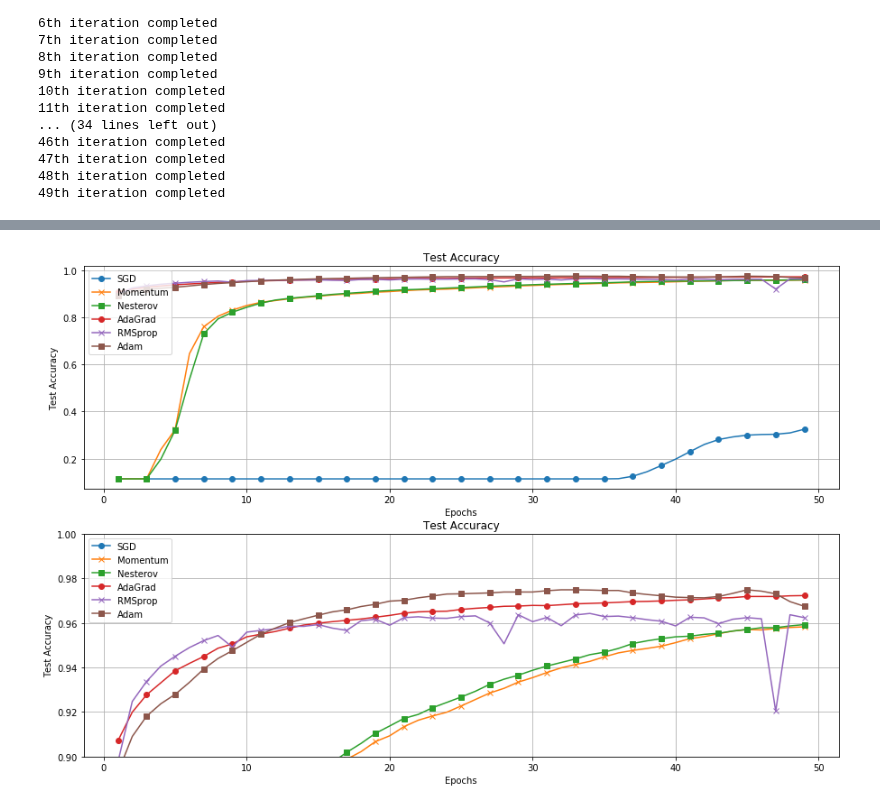
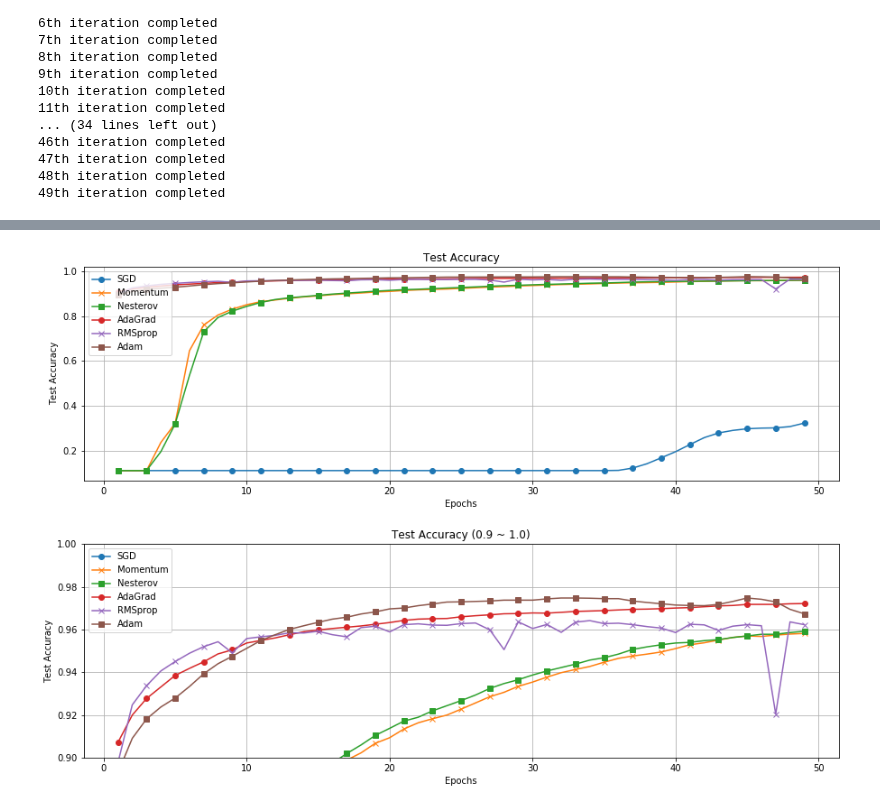
Before and after one commit to linklab/aiclass, a Jupyter notebook: 0.Professor/4.Optimizers/mnist_two_hidden_layers_optimizers.ipynb, the cells around one changed output, grey strips where cells are left out. Cells and saved outputs as stored; diff of their text form; code cells hidden in the pictures.

```diff
--- a/0.Professor/4.Optimizers/mnist_two_hidden_layers_optimizers.ipynb
+++ b/0.Professor/4.Optimizers/mnist_two_hidden_layers_optimizers.ipynb
@@ -175,7 +175,7 @@ axarr[1, 0].set_ylabel('Train - Total Error')
 axarr[1, 0].set_xlabel('Epochs')
 axarr[1, 0].grid(True)
 axarr[1, 0].set_ylim(0, 0.3)
-axarr[1, 0].set_title('Train Error')
+axarr[1, 0].set_title('Train Error (0.00 ~ 0.30)')
 axarr[1, 0].legend(loc='upper left')
 
 for j in optimizers.keys():
@@ -184,8 +184,10 @@ axarr[1, 1].set_ylabel('Validation - Total Error')
 axarr[1, 1].set_xlabel('Epochs')
 axarr[1, 1].grid(True)
 axarr[1, 1].set_ylim(0, 0.3)
-axarr[1, 1].set_title('Validation Error')
+axarr[1, 1].set_title('Validation Error (0.00 ~ 0.30)')
 axarr[1, 1].legend(loc='upper left')
 
+f.subplots_adjust(hspace=0.3)
+
 plt.show()
 # %% [output]
@@ -193,21 +195,23 @@ plt.show()
 # %%
 f, axarr = plt.subplots(2, 1, figsize=(15,10))
 for j in optimizers.keys():
     axarr[0].plot(epoch_list[1:], test_accuracy_values[j][1:], marker=markers[j], markevery=2, label=j)
 axarr[0].set_ylabel('Test Accuracy')
 axarr[0].set_xlabel('Epochs')
 axarr[0].grid(True)
 axarr[0].set_title('Test Accuracy')
 axarr[0].legend(loc='upper left')
 
 for j in optimizers.keys():
     axarr[1].plot(epoch_list[1:], test_accuracy_values[j][1:], marker=markers[j], markevery=2, label=j)
 axarr[1].set_ylabel('Test Accuracy')
 axarr[1].set_xlabel('Epochs')
 axarr[1].grid(True)
 axarr[1].set_ylim(0.9, 1.0)
-axarr[1].set_title('Test Accuracy')
+axarr[1].set_title('Test Accuracy (0.9 ~ 1.0)')
 axarr[1].legend(loc='upper left')
+
+f.subplots_adjust(hspace=0.3)
 plt.show()
 # %% [output]
-[figure, old version]
+[figure, new version]
```
Also changed, not shown: parts of 1 cell of this notebook, 5 other files.
